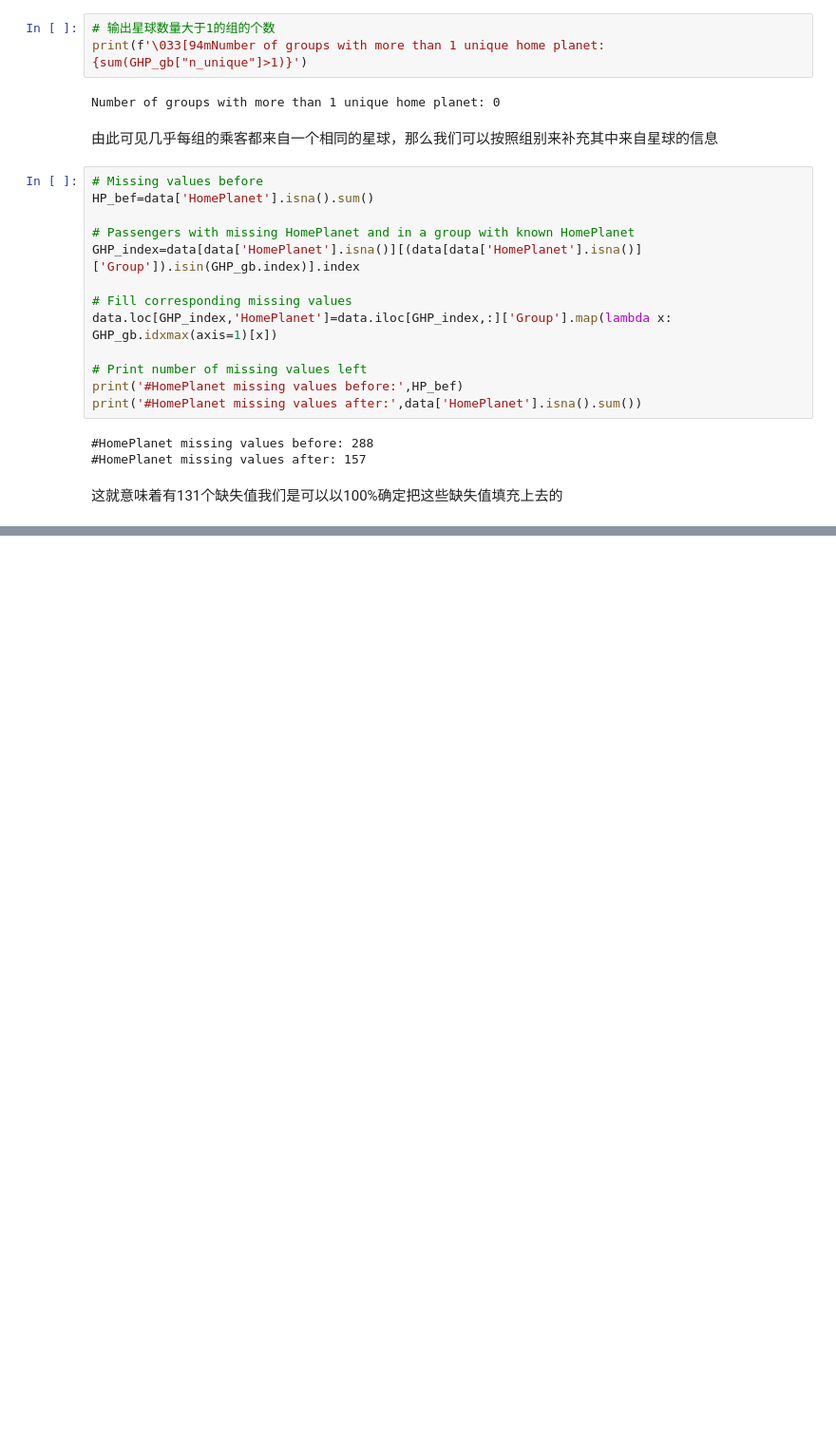
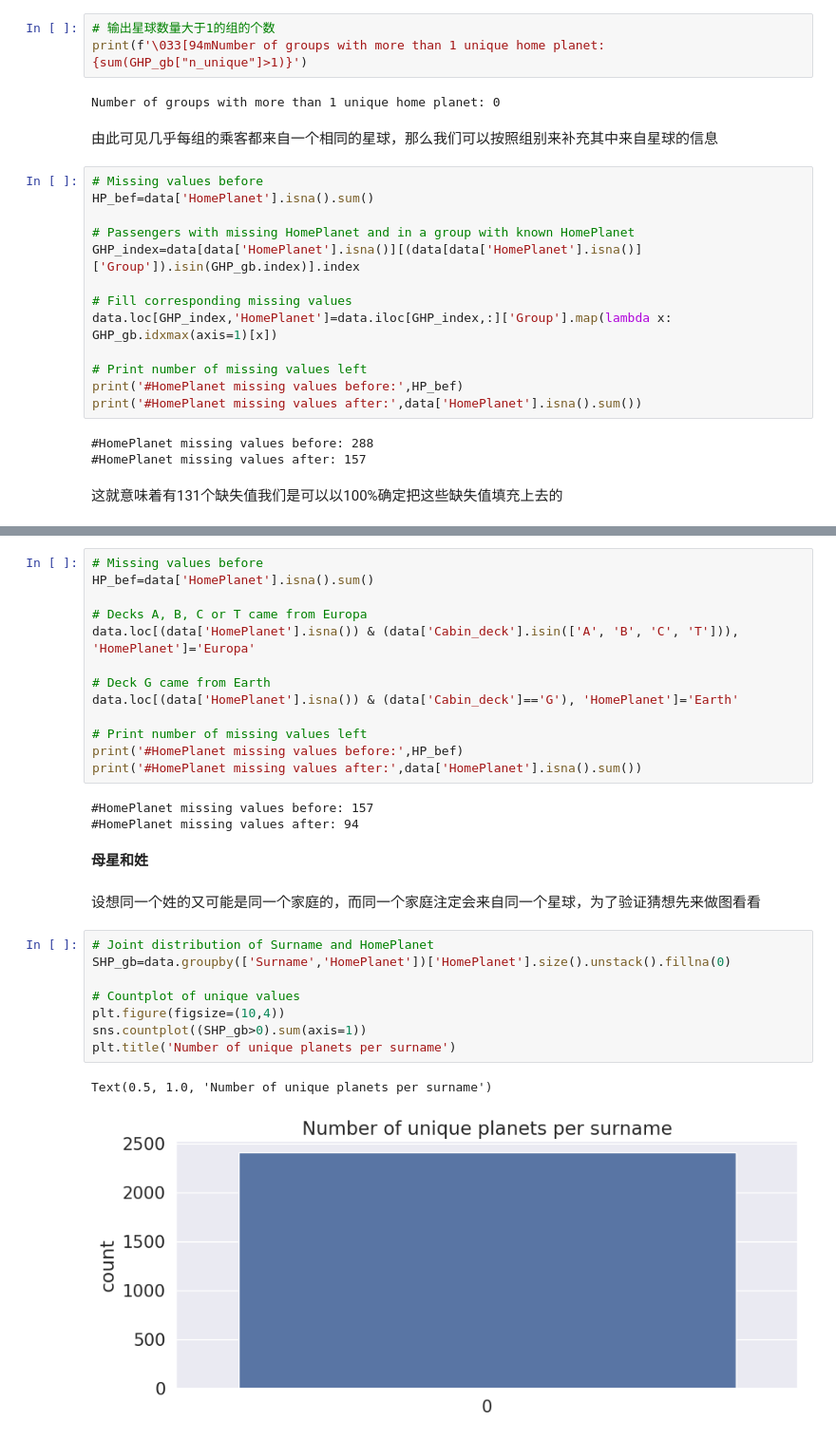
Before and after one commit to CambridgeZ/DataMining_Course_experiment, a Jupyter notebook: 大作业/datamining-homework.ipynb, the cells around one changed output, grey strips where cells are left out. Shown at 95% size. Cells and saved outputs as stored; diff of their text form; blank space fills up the shorter version.

```diff
--- a/大作业/datamining-homework.ipynb
+++ b/大作业/datamining-homework.ipynb
@@ -642,0 +663,31 @@ print('#HomePlanet missing values after:',data['HomePlanet'].isna().sum())
+# %%
+# Missing values before
+HP_bef=data['HomePlanet'].isna().sum()
+
+# Decks A, B, C or T came from Europa
+data.loc[(data['HomePlanet'].isna()) & (data['Cabin_deck'].isin(['A', 'B', 'C', 'T'])), 'HomePlanet']='Europa'
+
+# Deck G came from Earth
+data.loc[(data['HomePlanet'].isna()) & (data['Cabin_deck']=='G'), 'HomePlanet']='Earth'
+
+# Print number of missing values left
+print('#HomePlanet missing values before:',HP_bef)
+print('#HomePlanet missing values after:',data['HomePlanet'].isna().sum())
+# %% [output]
+#HomePlanet missing values before: 157
+#HomePlanet missing values after: 94
+# %% [markdown]
+**母星和姓**
+# %% [markdown]
+设想同一个姓的又可能是同一个家庭的，而同一个家庭注定会来自同一个星球，为了验证猜想先来做图看看
+# %%
+# Joint distribution of Surname and HomePlanet
+SHP_gb=data.groupby(['Surname','HomePlanet'])['HomePlanet'].size().unstack().fillna(0)
+
+# Countplot of unique values
+plt.figure(figsize=(10,4))
+sns.countplot((SHP_gb>0).sum(axis=1))
+plt.title('Number of unique planets per surname')
+# %% [output]
+Text(0.5, 1.0, 'Number of unique planets per surname')
+[figure, added]
```
Also changed, not shown: parts of 17 cells of this notebook.
